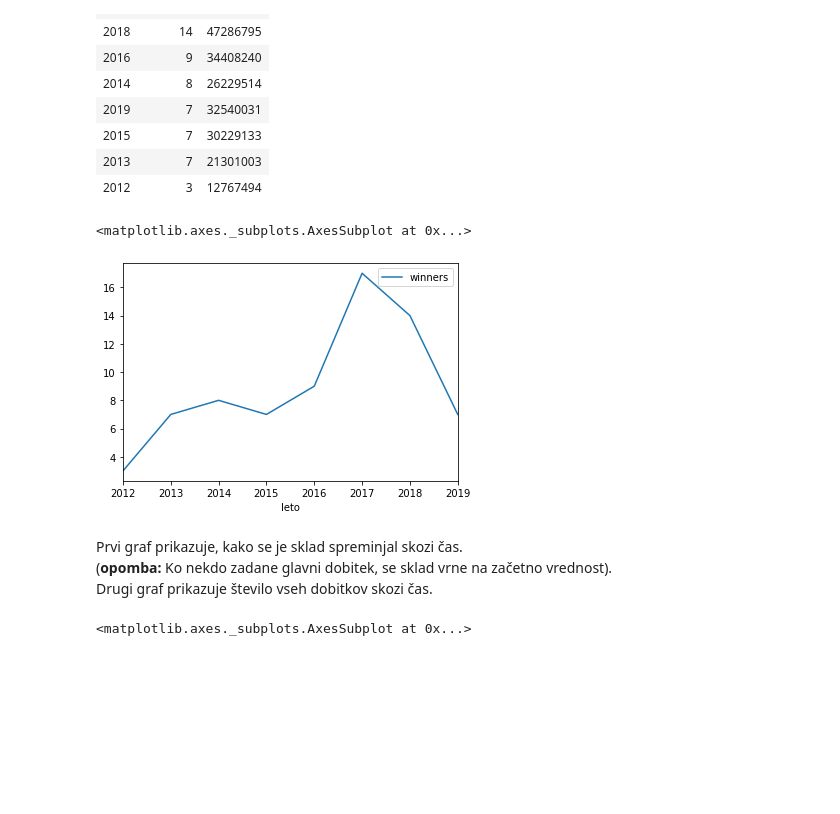
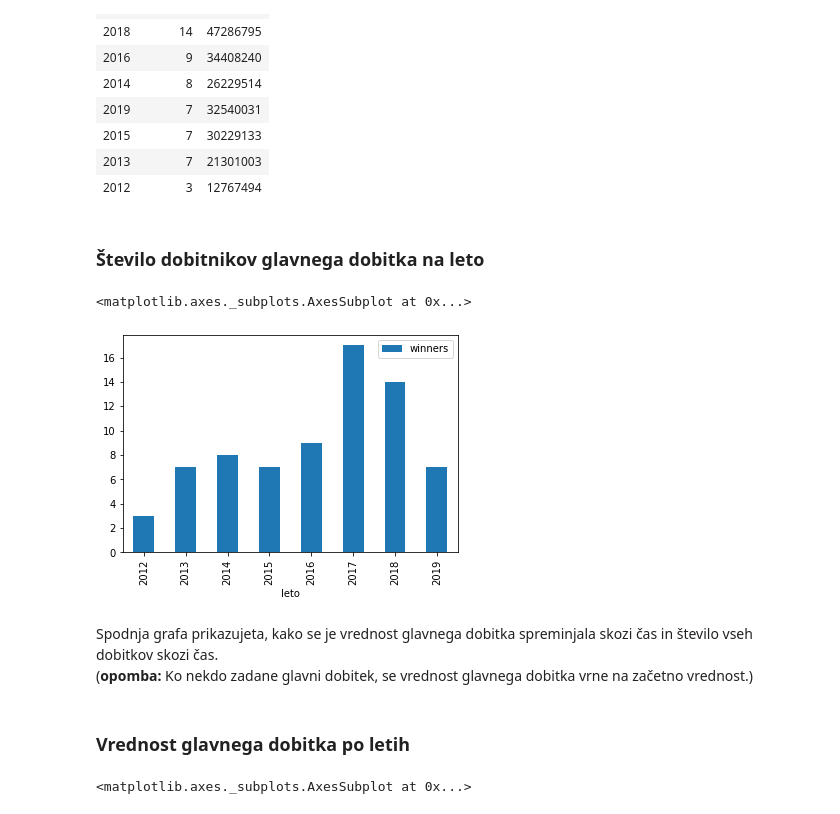
Before and after one commit to Andraz1999/Analiza_podatkov, a Jupyter notebook: Analiza_za_euro_jackpot.ipynb, the cells around one changed output. Drawn from its saved outputs; the diff is of its cells as text; code cells hidden in the pictures; blank space fills up the shorter version.

```diff
--- a/Analiza_za_euro_jackpot.ipynb
+++ b/Analiza_za_euro_jackpot.ipynb
@@ -126,14 +150,19 @@ najboljse_leto.sum().sort_values(['winners', 'total'], ascending=False)
 | 2015 | 7 | 30229133 |
 | 2013 | 7 | 21301003 |
 | 2012 | 3 | 12767494 |
+# %% [markdown]
+### Število dobitnikov glavnega dobitka na leto
 # %%
 new_najboljse_leto= leto_winner.groupby('leto').sum().reset_index()
-new_najboljse_leto.plot(x = 'leto', y = 'winners')
+new_najboljse_leto.plot(x = 'leto', y = 'winners', kind='bar')
 # %% [output]
 <matplotlib.axes._subplots.AxesSubplot at 0x...>
-[figure, old version]
+[figure, new version]
 # %% [markdown]
-Prvi graf prikazuje, kako se je sklad spreminjal skozi čas.<br/>(**opomba:** Ko nekdo zadane glavni dobitek, se sklad vrne na začetno vrednost).<br/>Drugi graf prikazuje število vseh dobitkov skozi čas.
+Spodnja grafa prikazujeta, kako se je vrednost glavnega dobitka spreminjala skozi čas in število vseh dobitkov skozi čas.
+<br/>(**opomba:** Ko nekdo zadane glavni dobitek, se vrednost glavnega dobitka vrne na začetno vrednost.)
+# %% [markdown]
+### Vrednost glavnega dobitka po letih
 # %%
 datum_sklad.plot(x ='datum_prav', y='amount')
 # %% [output]
```
Also changed, not shown: parts of 43 cells of this notebook, 2 other files.
